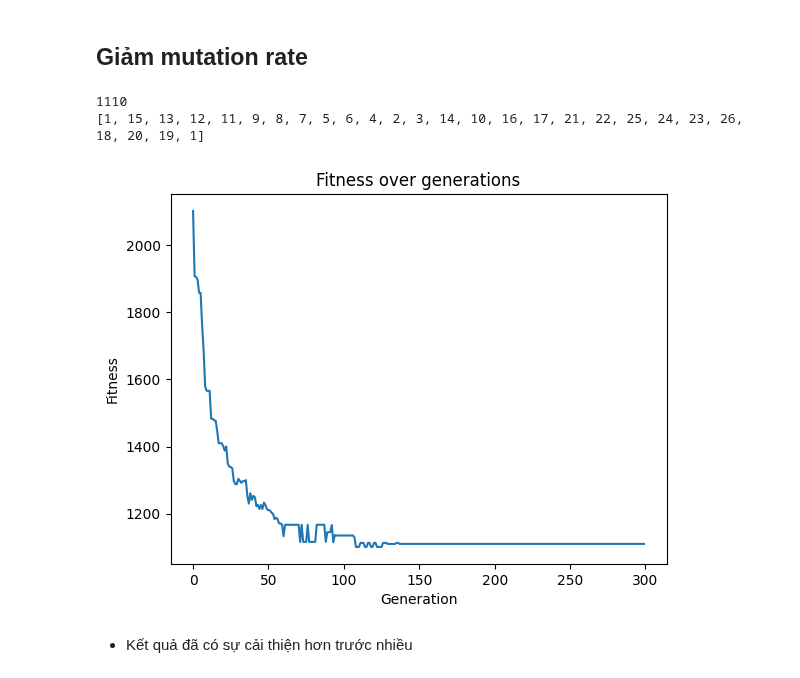
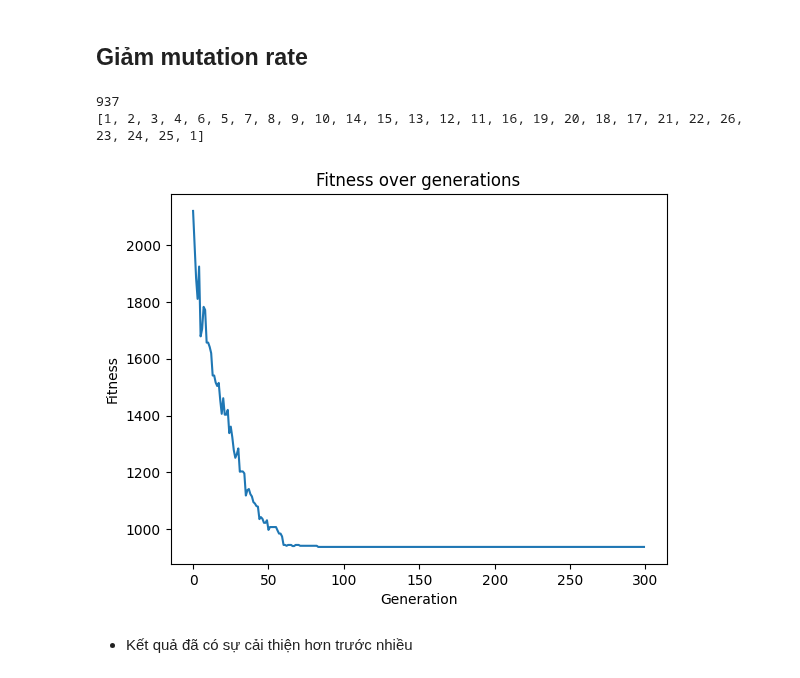
Before and after one commit to ThienNguyen3001/Travelling-Salesman-AI-Final, a Jupyter notebook: Experiment/Experiment 4.ipynb, the cells around one changed output. Drawn from its saved outputs; the diff is of its cells as text; code cells hidden in the pictures.

```diff
--- a/Experiment/Experiment 4.ipynb
+++ b/Experiment/Experiment 4.ipynb
@@ -102,18 +136,16 @@ plot_fitness(fitness2)
 # %% [markdown]
 ## Giảm mutation rate
 # %%
-# Với tham số dưới đây kết hợp với việc đổi thuật toán selection_algorithm từ 'elitism' sang 'tournament' giúp tìm được nghiệm chính xác
-# với thời gian không quá lâu
 distances2, route2, fitness2 = solve(problem2, generations=300, mutation_rate=0.02, population_size=300, selection_algorithm='tournament')
-# while (distances2 != 937):
-#     distances2, route2, fitness2 = solve(problem2, generations=300, mutation_rate=0.02, population_size=300, selection_algorithm='tournament')
+while (distances2 != 937):
+    distances2, route2, fitness2 = solve(problem2, generations=300, mutation_rate=0.02, population_size=300, selection_algorithm='tournament')
 print(distances2)
 print(route2)
 plot_fitness(fitness2)
 # %% [output]
-1110
-[1, 15, 13, 12, 11, 9, 8, 7, 5, 6, 4, 2, 3, 14, 10, 16, 17, 21, 22, 25, 24, 23, 26, 18, 20, 19, 1]
+937
+[1, 2, 3, 4, 6, 5, 7, 8, 9, 10, 14, 15, 13, 12, 11, 16, 19, 20, 18, 17, 21, 22, 26, 23, 24, 25, 1]
-[figure, old version]
+[figure, new version]
 # %% [markdown]
 * Kết quả đã có sự cải thiện hơn trước nhiều
 # %% [markdown]
```
Also changed, not shown: parts of 16 cells of this notebook.
